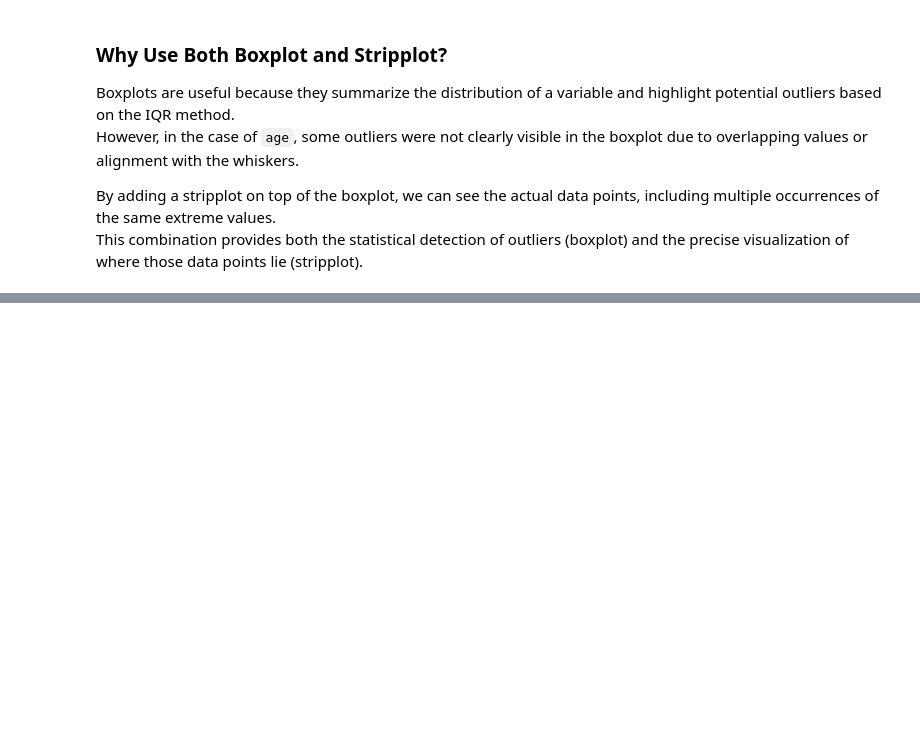
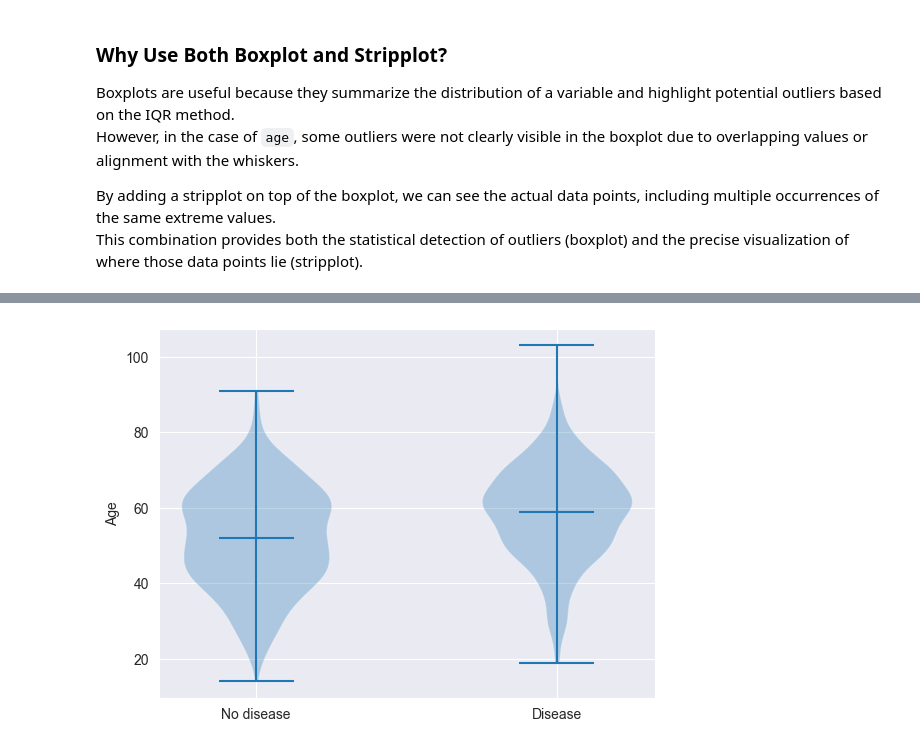
Before and after one commit to plamensve/DS_FINAL_PROJECT, a Jupyter notebook: notebooks/03_eda_dataset_1.ipynb, the cells around one changed output, grey strips where cells are left out. Drawn from its saved outputs; the diff is of its cells as text; code cells hidden in the pictures; blank space fills up the shorter version.

Commit message:
ADD: eda dataset 2, stats tests

```diff
--- a/notebooks/03_eda_dataset_1.ipynb
+++ b/notebooks/03_eda_dataset_1.ipynb
@@ -325,2 +325,9 @@ plt.show()
 # %%
-#
+plt.violinplot([dataset1[dataset1["heart_disease"] == 0]["age"],
+                dataset1[dataset1["heart_disease"] == 1]["age"]],
+               showmeans=True)
+plt.xticks([1, 2], ["No disease", "Disease"])
+plt.ylabel('Age')
+plt.show()
+# %% [output]
+[figure, added]
```
Also changed, not shown: parts of 6 cells of this notebook, 2 other files.
